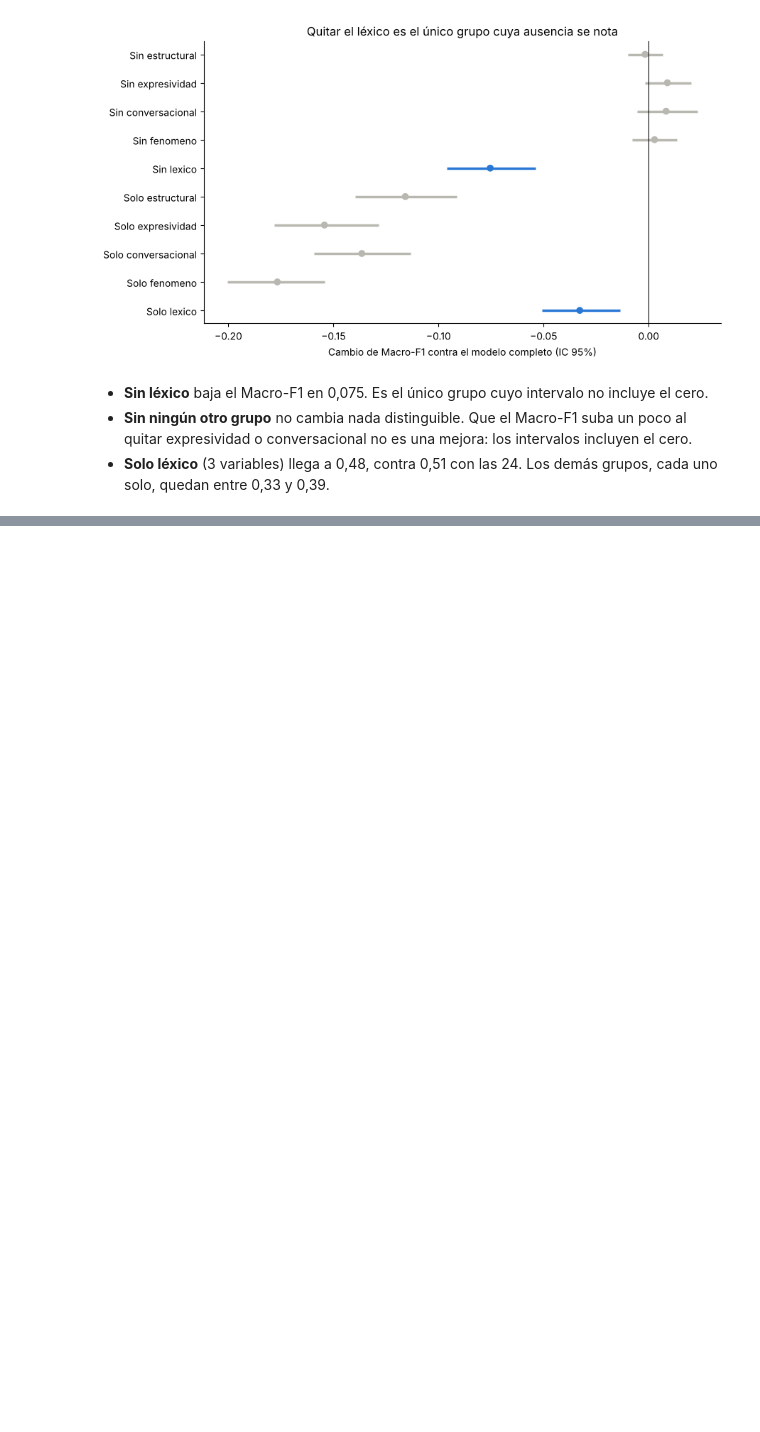
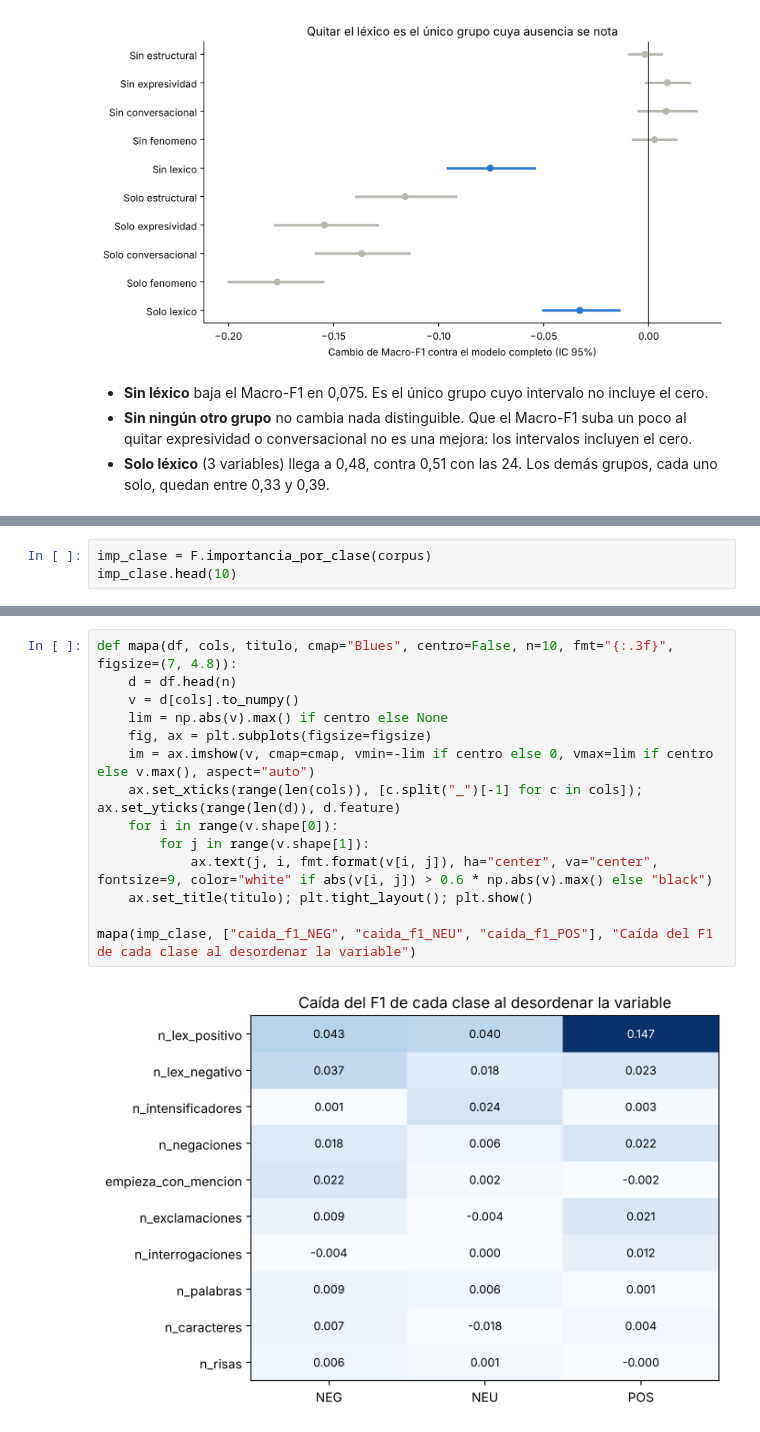
Before and after one commit to daniel797/multiagente-analisis-sentimiento-es, a Jupyter notebook: notebooks/05_importancia_variables.ipynb, the cells around one changed output, grey strips where cells are left out. Saved outputs shown, nothing was run; the diff lists cells and outputs as text; blank space fills up the shorter version.

```diff
--- a/notebooks/05_importancia_variables.ipynb
+++ b/notebooks/05_importancia_variables.ipynb
@@ -133,0 +142,3 @@ plt.tight_layout(); plt.show()
+# %%
+imp_clase = F.importancia_por_clase(corpus)
+imp_clase.head(10)
@@ -133,0 +157,16 @@ plt.tight_layout(); plt.show()
+# %%
+def mapa(df, cols, titulo, cmap="Blues", centro=False, n=10, fmt="{:.3f}", figsize=(7, 4.8)):
+    d = df.head(n)
+    v = d[cols].to_numpy()
+    lim = np.abs(v).max() if centro else None
+    fig, ax = plt.subplots(figsize=figsize)
+    im = ax.imshow(v, cmap=cmap, vmin=-lim if centro else 0, vmax=lim if centro else v.max(), aspect="auto")
+    ax.set_xticks(range(len(cols)), [c.split("_")[-1] for c in cols]); ax.set_yticks(range(len(d)), d.feature)
+    for i in range(v.shape[0]):
+        for j in range(v.shape[1]):
+            ax.text(j, i, fmt.format(v[i, j]), ha="center", va="center", fontsize=9, color="white" if abs(v[i, j]) > 0.6 * np.abs(v).max() else "black")
+    ax.set_title(titulo); plt.tight_layout(); plt.show()
+
+mapa(imp_clase, ["caida_f1_NEG", "caida_f1_NEU", "caida_f1_POS"], "Caída del F1 de cada clase al desordenar la variable")
+# %% [output]
+[figure, added]
```
Also changed, not shown: parts of 20 cells of this notebook, 6 other files.
